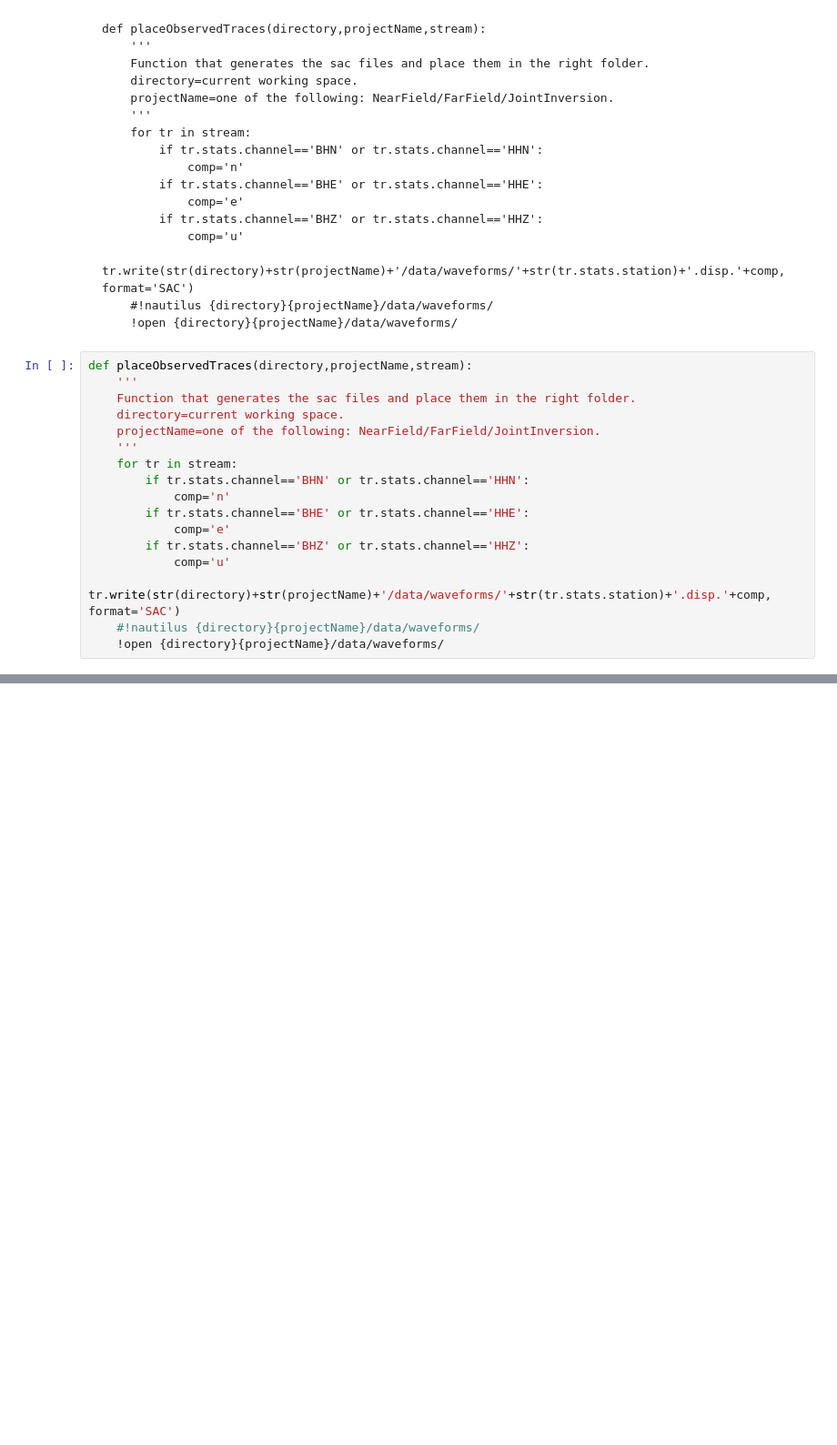
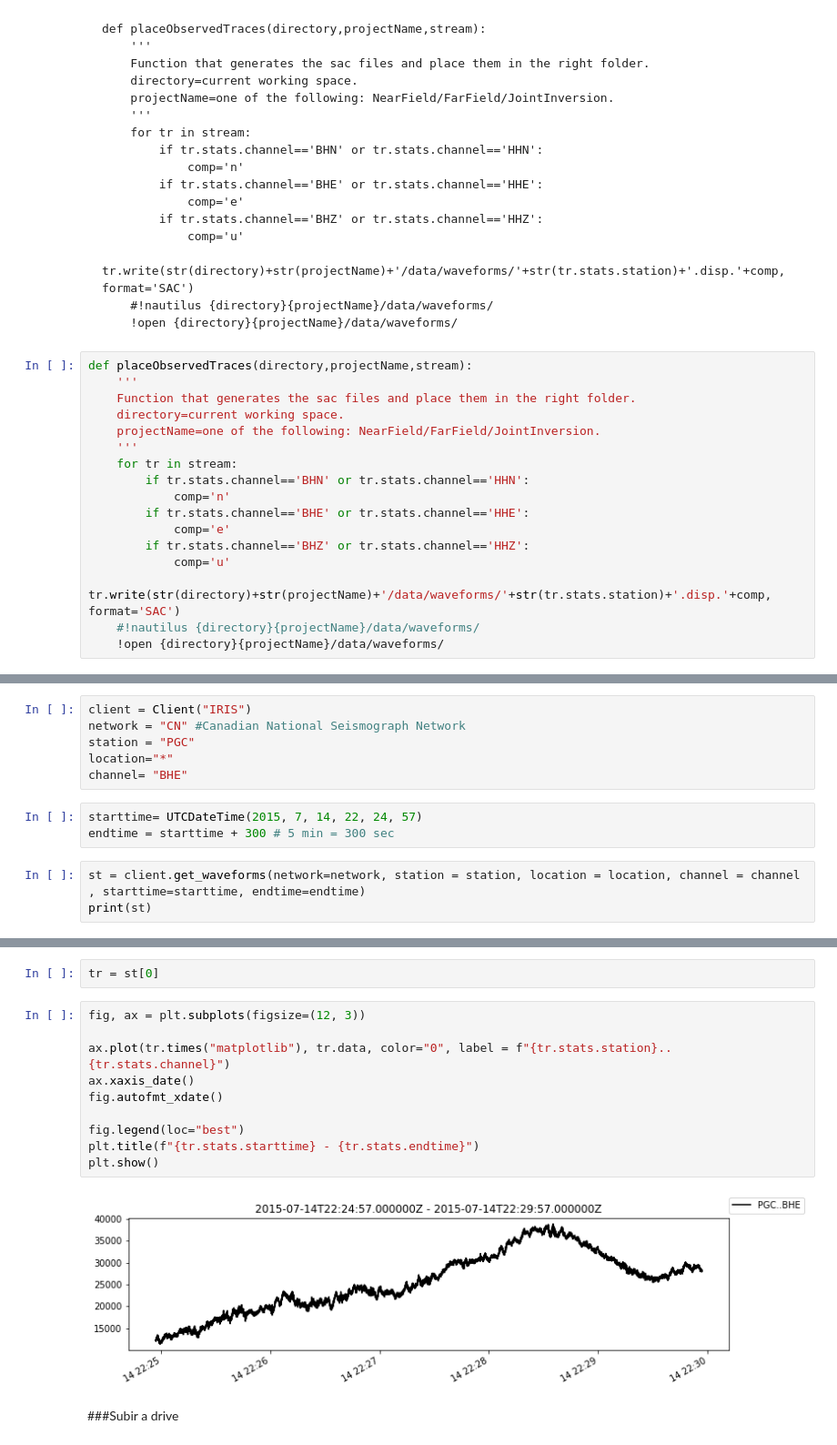
Before and after one commit to Prezii/Project, a Jupyter notebook: download_dataipynb.ipynb, the cells around one changed output, grey strips where cells are left out. Shown at 91% size. Cells and saved outputs as stored; diff of their text form; blank space fills up the shorter version.

```diff
--- a/download_dataipynb.ipynb
+++ b/download_dataipynb.ipynb
@@ -177,0 +180,12 @@ def placeObservedTraces(directory,projectName,stream):
+# %%
+client = Client("IRIS")
+network = "CN" #Canadian National Seismograph Network
+station = "PGC"
+location="*"
+channel= "BHE"
+# %%
+starttime= UTCDateTime(2015, 7, 14, 22, 24, 57)
+endtime = starttime + 300 # 5 min = 300 sec
+# %%
+st = client.get_waveforms(network=network, station = station, location = location, channel = channel , starttime=starttime, endtime=endtime)
+print(st)
@@ -177,0 +195,16 @@ def placeObservedTraces(directory,projectName,stream):
+# %%
+tr = st[0]
+# %%
+fig, ax = plt.subplots(figsize=(12, 3))
+
+ax.plot(tr.times("matplotlib"), tr.data, color="0", label = f"{tr.stats.station}..{tr.stats.channel}")
+ax.xaxis_date()
+fig.autofmt_xdate()
+
+fig.legend(loc="best")
+plt.title(f"{tr.stats.starttime} - {tr.stats.endtime}")
+plt.show()
+# %% [output]
+[figure, added]
+# %% [markdown]
+###Subir a drive
```
Also changed, not shown: parts of 6 cells of this notebook.
